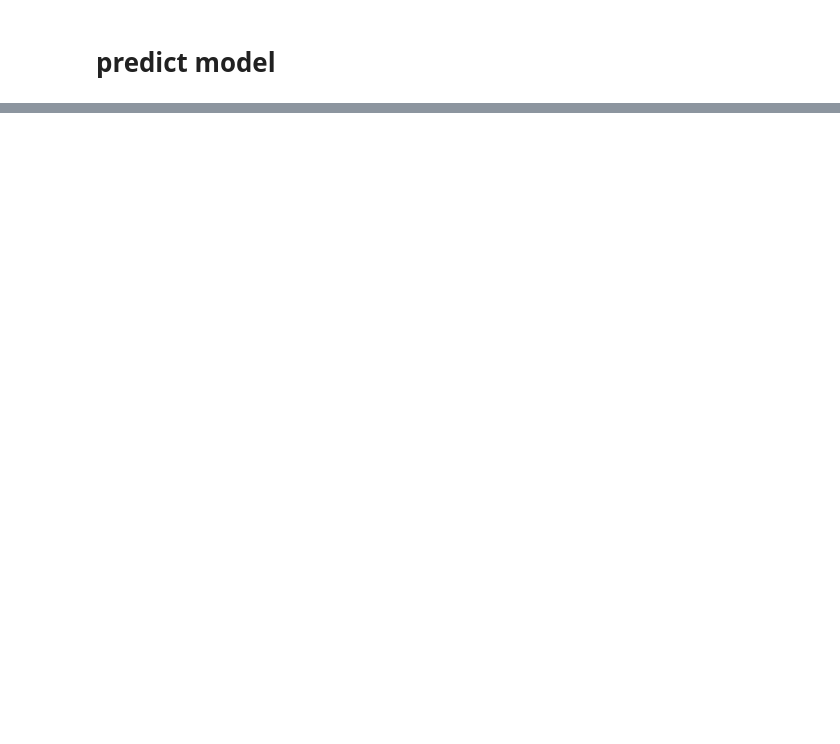
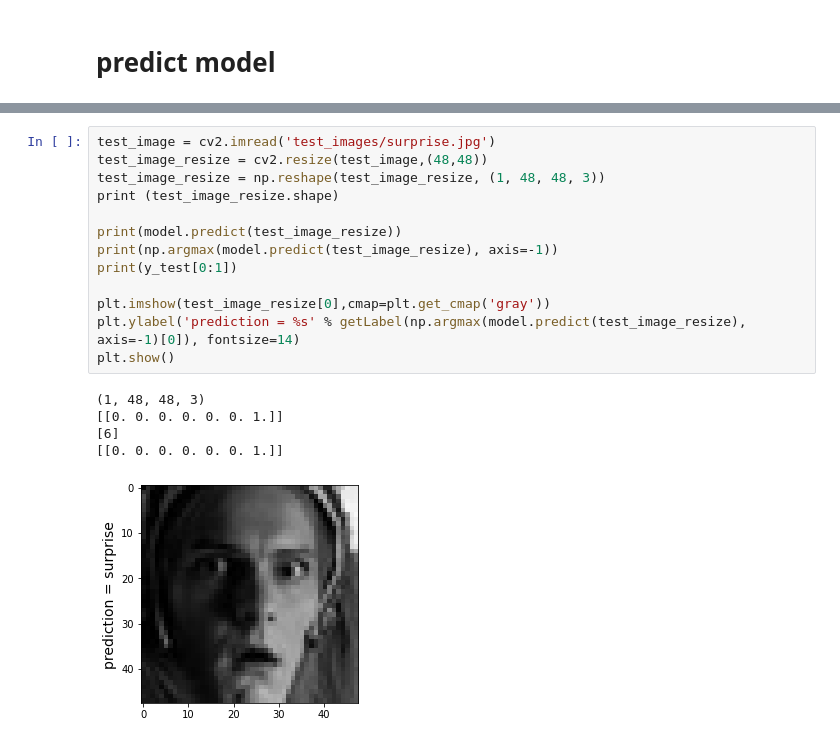
Before and after one commit to shivani-nandani/emotion-detection, a Jupyter notebook: emotion_detection_v1.ipynb, the cells around one changed output, grey strips where cells are left out. Cells and saved outputs as stored; diff of their text form; blank space fills up the shorter version.

Commit message:
emotion detection test

```diff
--- a/emotion_detection_v1.ipynb
+++ b/emotion_detection_v1.ipynb
@@ -253,3 +253,22 @@ plt.show()
 [6]
 [[0. 0. 0. 0. 0. 0. 1.]]
 [figure]
+# %%
+test_image = cv2.imread('test_images/surprise.jpg')
+test_image_resize = cv2.resize(test_image,(48,48))
+test_image_resize = np.reshape(test_image_resize, (1, 48, 48, 3))
+print (test_image_resize.shape)
+
+print(model.predict(test_image_resize))
+print(np.argmax(model.predict(test_image_resize), axis=-1))
+print(y_test[0:1])
+
+plt.imshow(test_image_resize[0],cmap=plt.get_cmap('gray'))
+plt.ylabel('prediction = %s' % getLabel(np.argmax(model.predict(test_image_resize), axis=-1)[0]), fontsize=14)
+plt.show()
+# %% [output]
+(1, 48, 48, 3)
+[[0. 0. 0. 0. 0. 0. 1.]]
+[6]
+[[0. 0. 0. 0. 0. 0. 1.]]
+[figure, added]
```
Also changed, not shown: parts of 8 cells of this notebook, 1 other file.
